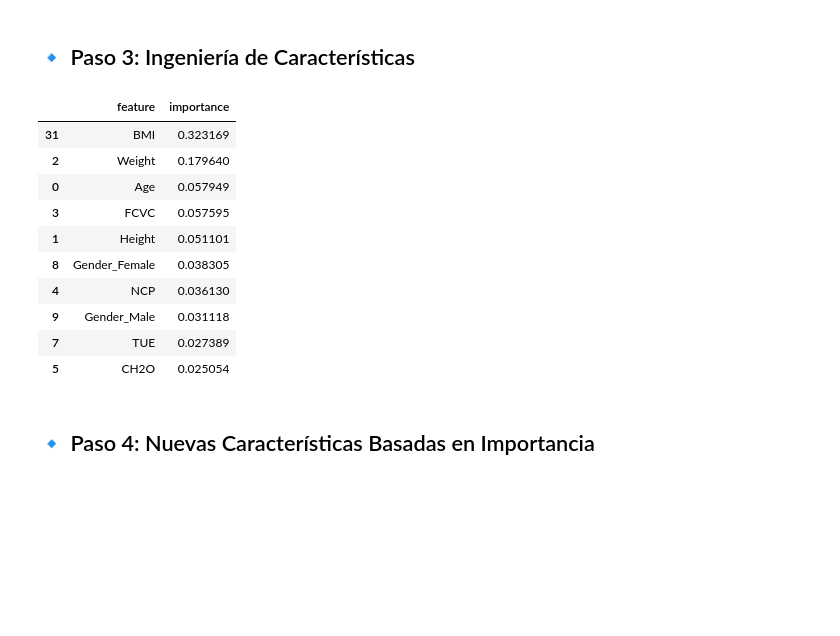
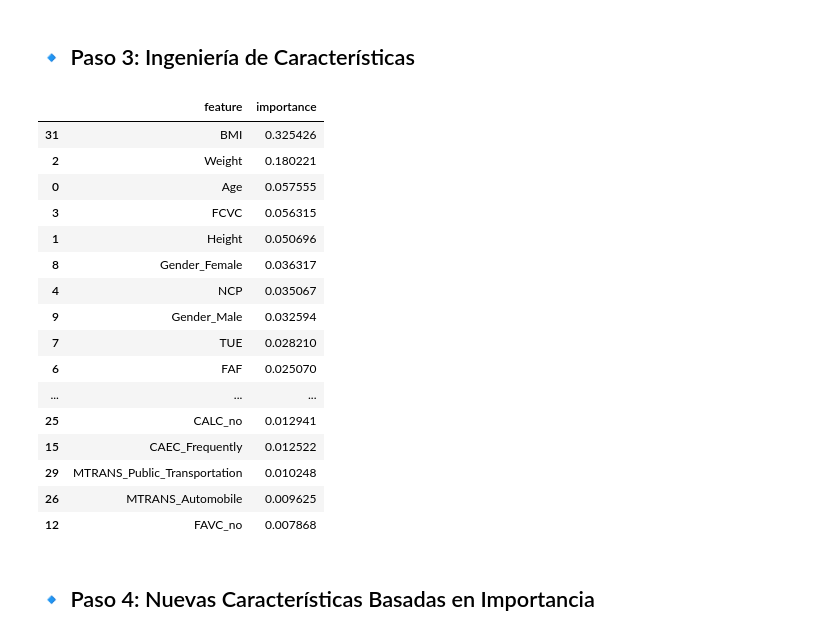
Before and after one commit to JohnReyes02/Talento_tech, a Jupyter notebook: Proyecto/2_Colab/obesidad_clasificacion_notebook.ipynb, the cells around one changed output. Drawn from its saved outputs; the diff is of its cells as text; code cells hidden in the pictures; blank space fills up the shorter version.

```diff
--- a/Proyecto/2_Colab/obesidad_clasificacion_notebook.ipynb
+++ b/Proyecto/2_Colab/obesidad_clasificacion_notebook.ipynb
@@ -40,29 +69,35 @@ df_processed = data_encoded.copy()
 # %%
 
 df_processed['BMI'] = df_processed['Weight'] / (df_processed['Height'] ** 2)
 
 X = df_processed.drop(columns=['NObeyesdad'])
 y = df_processed['NObeyesdad']
 X_train, X_test, y_train, y_test = train_test_split(X, y, test_size=0.2, random_state=42)
 
 rf_model = RandomForestClassifier(random_state=42)
 rf_model.fit(X_train, y_train)
 
 importances = rf_model.feature_importances_
 importance_df = pd.DataFrame({'feature': X_train.columns, 'importance': importances})
-importance_df.sort_values(by='importance', ascending=False).head(10)
+importance_df.sort_values(by='importance', ascending=False).head(20)
 # %% [output]
 |  | feature | importance |
-| 31 | BMI | 0.323169 |
-| 2 | Weight | 0.179640 |
-| 0 | Age | 0.057949 |
-| 3 | FCVC | 0.057595 |
-| 1 | Height | 0.051101 |
-| 8 | Gender_Female | 0.038305 |
-| 4 | NCP | 0.036130 |
-| 9 | Gender_Male | 0.031118 |
-| 7 | TUE | 0.027389 |
-| 5 | CH2O | 0.025054 |
+| 31 | BMI | 0.325426 |
+| 2 | Weight | 0.180221 |
+| 0 | Age | 0.057555 |
+| 3 | FCVC | 0.056315 |
+| 1 | Height | 0.050696 |
+| 8 | Gender_Female | 0.036317 |
+| 4 | NCP | 0.035067 |
+| 9 | Gender_Male | 0.032594 |
+| 7 | TUE | 0.028210 |
+| 6 | FAF | 0.025070 |
+| ... | ... | ... |
+| 25 | CALC_no | 0.012941 |
+| 15 | CAEC_Frequently | 0.012522 |
+| 29 | MTRANS_Public_Transportation | 0.010248 |
+| 26 | MTRANS_Automobile | 0.009625 |
+| 12 | FAVC_no | 0.007868 |
 # %% [markdown]
 ## 🔹 Paso 4: Nuevas Características Basadas en Importancia
 # %%
```
Also changed, not shown: parts of 10 cells of this notebook, 4 other files.
